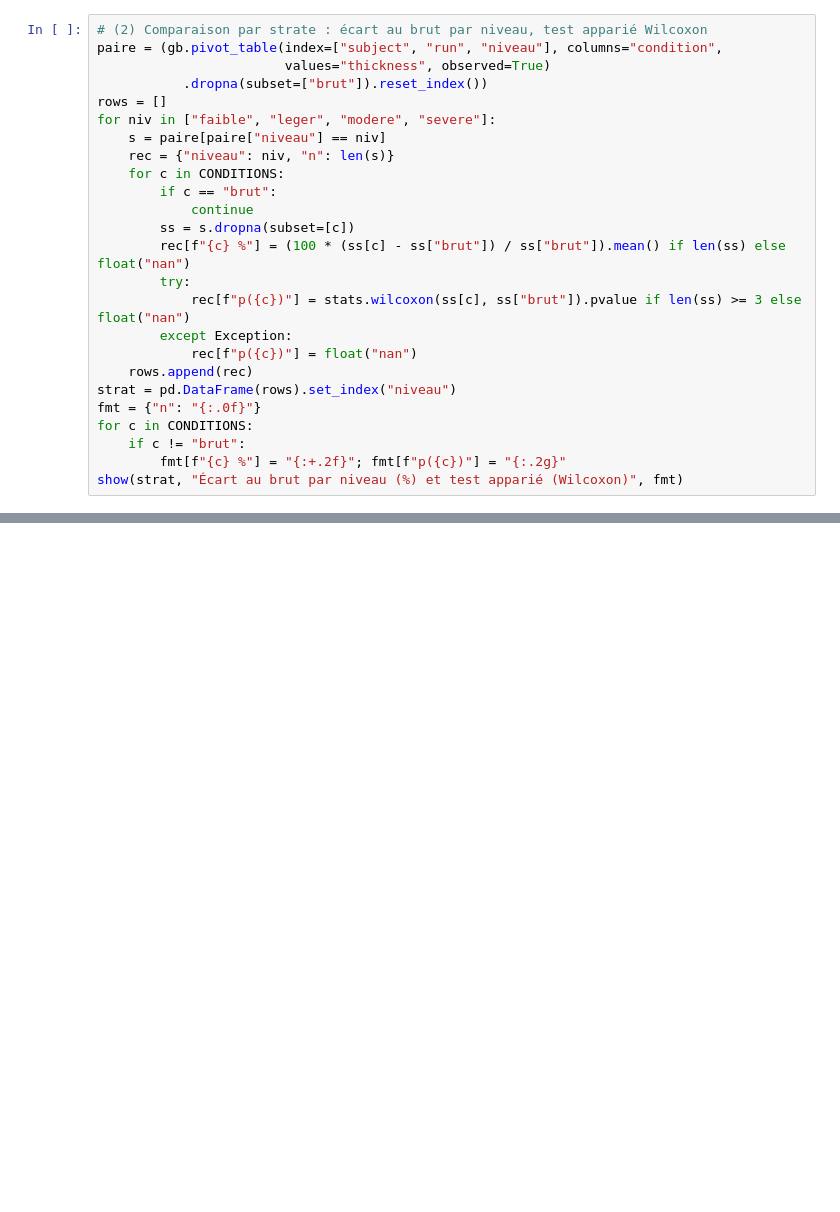
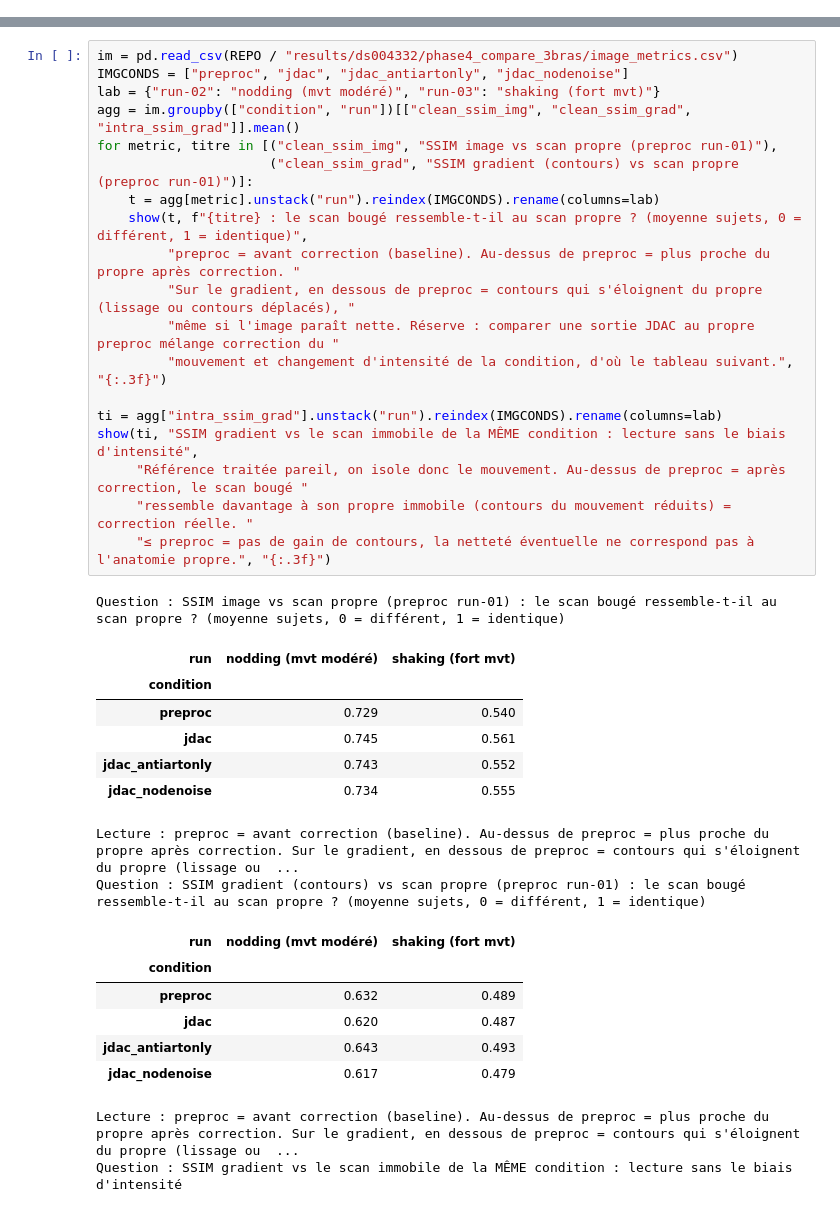
Before and after one commit to math-wil/jdac-motion-correction, a Jupyter notebook: pipelines/ds004332/phase4_compare_3bras/explore_epaisseur_rigide.ipynb, the cells around one changed output, grey strips where cells are left out. Cells and saved outputs as stored; diff of their text form; blank space fills up the shorter version.

```diff
--- a/pipelines/ds004332/phase4_compare_3bras/explore_epaisseur_rigide.ipynb
+++ b/pipelines/ds004332/phase4_compare_3bras/explore_epaisseur_rigide.ipynb
@@ -400,25 +0,0 @@ Interaction condition x niveau : l'écart au brut dépend-il du niveau de mouvem
-# %%
-# (2) Comparaison par strate : écart au brut par niveau, test apparié Wilcoxon
-paire = (gb.pivot_table(index=["subject", "run", "niveau"], columns="condition",
-                        values="thickness", observed=True)
-           .dropna(subset=["brut"]).reset_index())
-rows = []
-for niv in ["faible", "leger", "modere", "severe"]:
-    s = paire[paire["niveau"] == niv]
-    rec = {"niveau": niv, "n": len(s)}
-    for c in CONDITIONS:
-        if c == "brut":
-            continue
-        ss = s.dropna(subset=[c])
-        rec[f"{c} %"] = (100 * (ss[c] - ss["brut"]) / ss["brut"]).mean() if len(ss) else float("nan")
-        try:
-            rec[f"p({c})"] = stats.wilcoxon(ss[c], ss["brut"]).pvalue if len(ss) >= 3 else float("nan")
-        except Exception:
-            rec[f"p({c})"] = float("nan")
-    rows.append(rec)
-strat = pd.DataFrame(rows).set_index("niveau")
-fmt = {"n": "{:.0f}"}
-for c in CONDITIONS:
-    if c != "brut":
-        fmt[f"{c} %"] = "{:+.2f}"; fmt[f"p({c})"] = "{:.2g}"
-show(strat, "Écart au brut par niveau (%) et test apparié (Wilcoxon)", fmt)
@@ -534,0 +239,37 @@ La lecture combine ces éléments : une condition corrige le mouvement si elle r
+# %%
+im = pd.read_csv(REPO / "results/ds004332/phase4_compare_3bras/image_metrics.csv")
+IMGCONDS = ["preproc", "jdac", "jdac_antiartonly", "jdac_nodenoise"]
+lab = {"run-02": "nodding (mvt modéré)", "run-03": "shaking (fort mvt)"}
+agg = im.groupby(["condition", "run"])[["clean_ssim_img", "clean_ssim_grad", "intra_ssim_grad"]].mean()
+for metric, titre in [("clean_ssim_img", "SSIM image vs scan propre (preproc run-01)"),
+                      ("clean_ssim_grad", "SSIM gradient (contours) vs scan propre (preproc run-01)")]:
+    t = agg[metric].unstack("run").reindex(IMGCONDS).rename(columns=lab)
+    show(t, f"{titre} : le scan bougé ressemble-t-il au scan propre ? (moyenne sujets, 0 = différent, 1 = identique)",
+         "preproc = avant correction (baseline). Au-dessus de preproc = plus proche du propre après correction. "
+         "Sur le gradient, en dessous de preproc = contours qui s'éloignent du propre (lissage ou contours déplacés), "
+         "même si l'image paraît nette. Réserve : comparer une sortie JDAC au propre preproc mélange correction du "
+         "mouvement et changement d'intensité de la condition, d'où le tableau suivant.", "{:.3f}")
+
+ti = agg["intra_ssim_grad"].unstack("run").reindex(IMGCONDS).rename(columns=lab)
+show(ti, "SSIM gradient vs le scan immobile de la MÊME condition : lecture sans le biais d'intensité",
+     "Référence traitée pareil, on isole donc le mouvement. Au-dessus de preproc = après correction, le scan bougé "
+     "ressemble davantage à son propre immobile (contours du mouvement réduits) = correction réelle. "
+     "≤ preproc = pas de gain de contours, la netteté éventuelle ne correspond pas à l'anatomie propre.", "{:.3f}")
+# %% [output]
+Question : SSIM image vs scan propre (preproc run-01) : le scan bougé ressemble-t-il au scan propre ? (moyenne sujets, 0 = différent, 1 = identique)
+| run | nodding (mvt modéré) | shaking (fort mvt) |
+| condition |  |  |
+| preproc | 0.729 | 0.540 |
+| jdac | 0.745 | 0.561 |
+| jdac_antiartonly | 0.743 | 0.552 |
+| jdac_nodenoise | 0.734 | 0.555 |
+Lecture : preproc = avant correction (baseline). Au-dessus de preproc = plus proche du propre après correction. Sur le gradient, en dessous de preproc = contours qui s'éloignent du propre (lissage ou  ...
+Question : SSIM gradient (contours) vs scan propre (preproc run-01) : le scan bougé ressemble-t-il au scan propre ? (moyenne sujets, 0 = différent, 1 = identique)
+| run | nodding (mvt modéré) | shaking (fort mvt) |
+| condition |  |  |
+| preproc | 0.632 | 0.489 |
+| jdac | 0.620 | 0.487 |
+| jdac_antiartonly | 0.643 | 0.493 |
+| jdac_nodenoise | 0.617 | 0.479 |
+Lecture : preproc = avant correction (baseline). Au-dessus de preproc = plus proche du propre après correction. Sur le gradient, en dessous de preproc = contours qui s'éloignent du propre (lissage ou  ...
+Question : SSIM gradient vs le scan immobile de la MÊME condition : lecture sans le biais d'intensité
```
Also changed, not shown: parts of 41 cells of this notebook, 4 other files.
